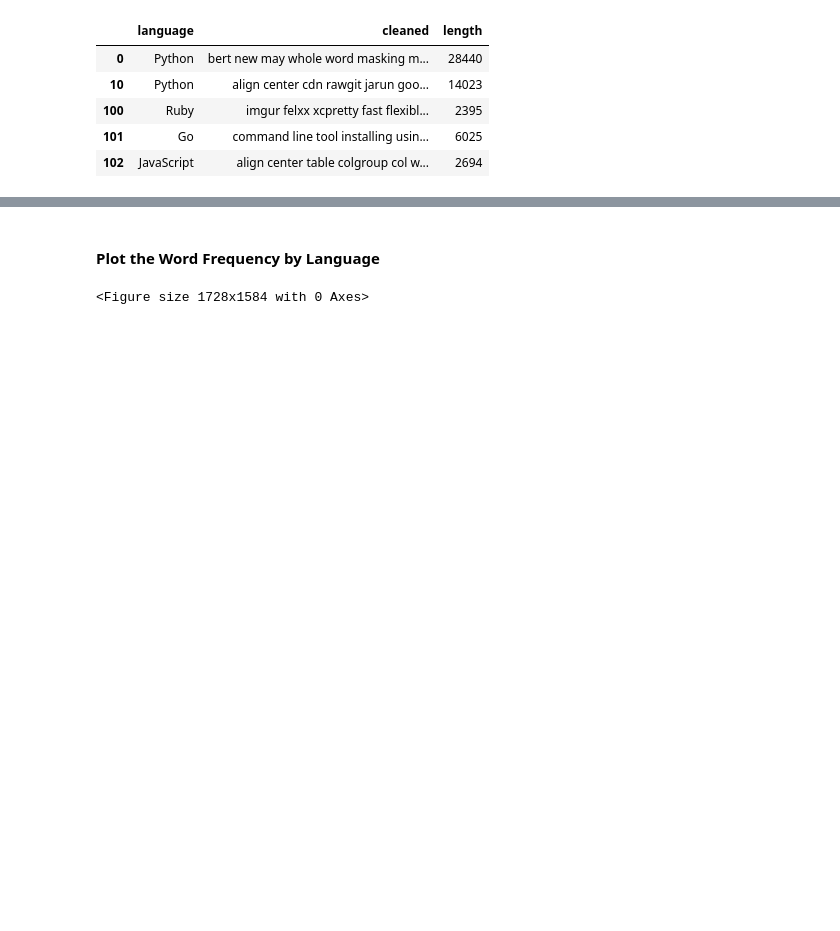
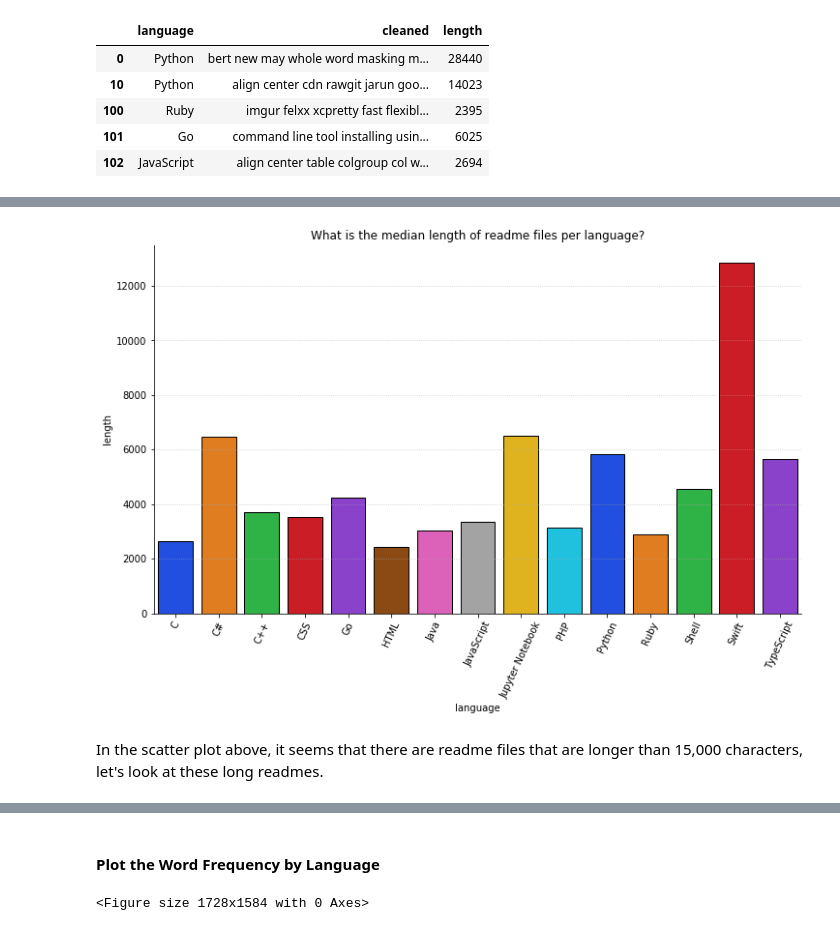
Before and after one commit to pellegrino-nlp/nlp_project, a Jupyter notebook: working_file.ipynb, the cells around one changed output, grey strips where cells are left out. Drawn from its saved outputs; the diff is of its cells as text; code cells hidden in the pictures; blank space fills up the shorter version.

```diff
--- a/working_file.ipynb
+++ b/working_file.ipynb
@@ -285,0 +273,13 @@ pd.concat(
+# %%
+df_len_median_lengths = df_len.groupby("language").median()
+# %%
+plt.figure(figsize=(12,7))
+plt.title("What is the median length of readme files per language?")
+bar = sns.barplot(y=df_len_median_lengths.length,x=df_len_median_lengths.index)
+
+bar.set_xticklabels(bar.get_xticklabels(),rotation=65)
+plt.show()
+# %% [output]
+[figure, added]
+# %% [markdown]
+In the scatter plot above, it seems that there are readme files that are longer than 15,000 characters, let's look at these long readmes.
```
Also changed, not shown: parts of 65 cells of this notebook, 2 other files.
